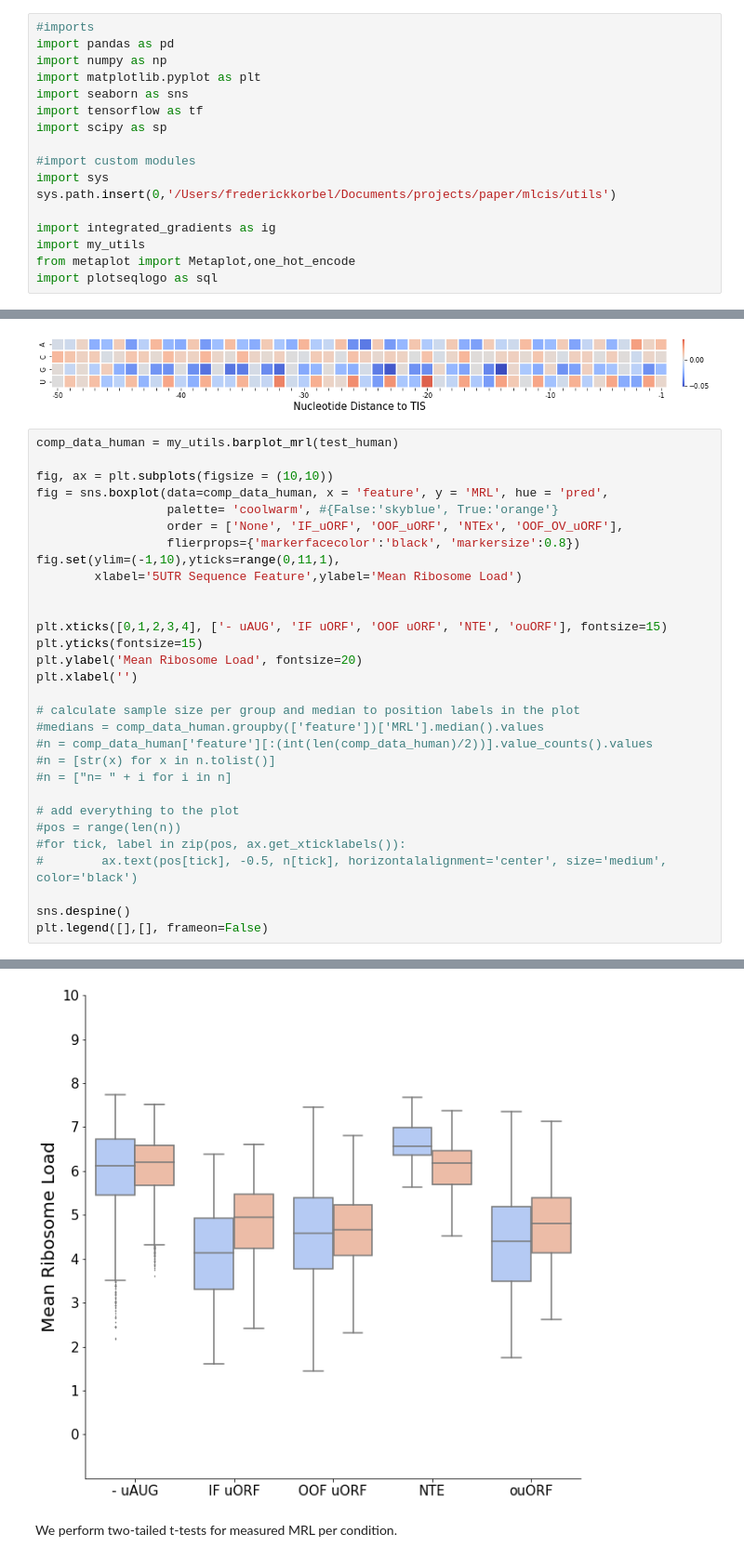
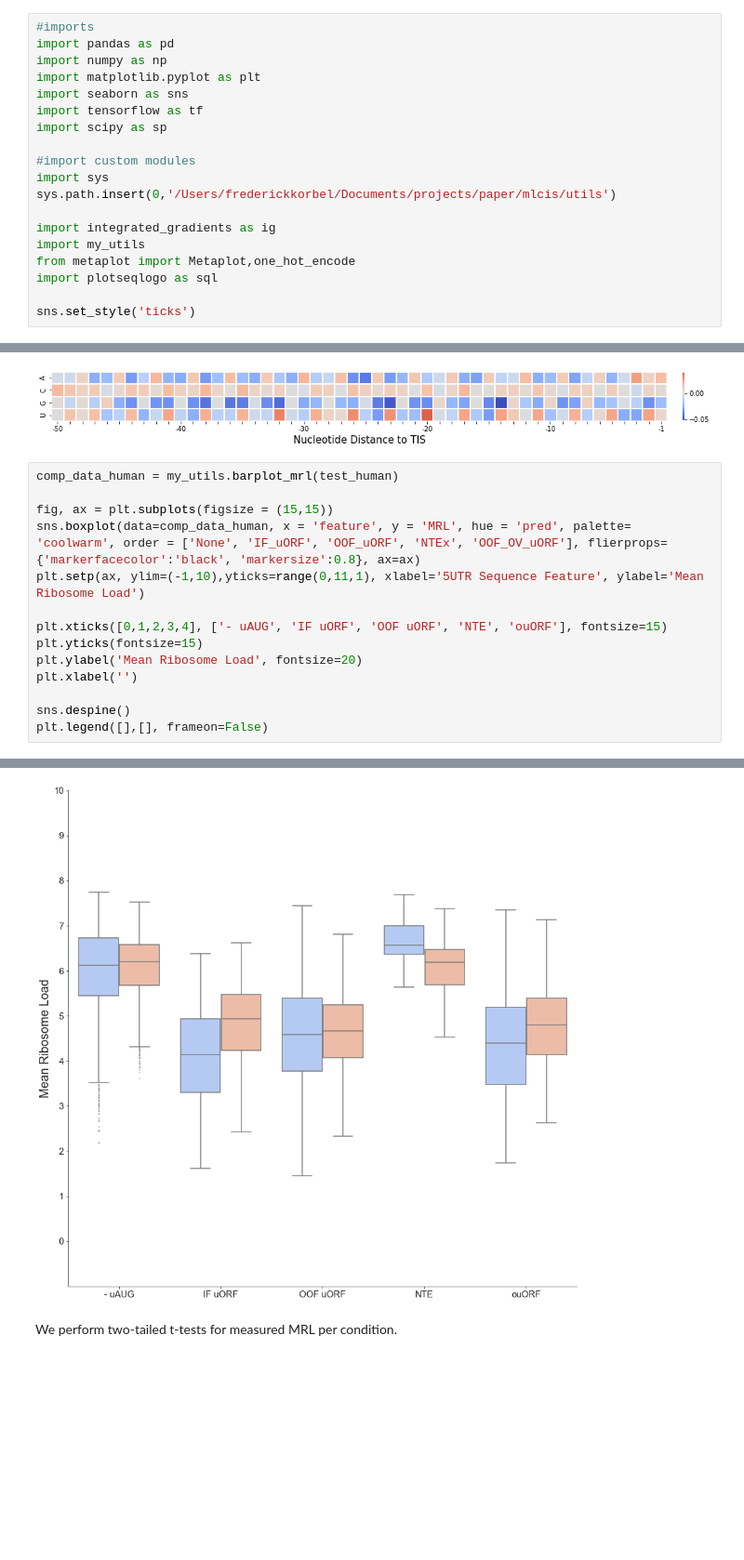
Before and after one commit to ohlerlab/mlcis, a Jupyter notebook: fig1_upstream_initiation.ipynb, the cells around one changed output, grey strips where cells are left out. Shown at 93% size. Cells and saved outputs as stored; diff of their text form; blank space fills up the shorter version.

```diff
--- a/fig1_upstream_initiation.ipynb
+++ b/fig1_upstream_initiation.ipynb
@@ -15,6 +15,8 @@ import integrated_gradients as ig
 import my_utils
 from metaplot import Metaplot,one_hot_encode
 import plotseqlogo as sql
+
+sns.set_style('ticks')
 # %% [markdown]
 We devise a function to summarize different populations of utr reporters depending on their mean ribosome load measure and plot meta-attribution maps for each population
 # %%
@@ -295,44 +287,28 @@ for i in utrans_human:
 # %%
 comp_data_human = my_utils.barplot_mrl(test_human)
 
-fig, ax = plt.subplots(figsize = (10,10))
-fig = sns.boxplot(data=comp_data_human, x = 'feature', y = 'MRL', hue = 'pred',
-                  palette= 'coolwarm', #{False:'skyblue', True:'orange'}
-                  order = ['None', 'IF_uORF', 'OOF_uORF', 'NTEx', 'OOF_OV_uORF'],
-                  flierprops={'markerfacecolor':'black', 'markersize':0.8})
-fig.set(ylim=(-1,10),yticks=range(0,11,1),
-        xlabel='5UTR Sequence Feature',ylabel='Mean Ribosome Load')
-
+fig, ax = plt.subplots(figsize = (15,15))
+sns.boxplot(data=comp_data_human, x = 'feature', y = 'MRL', hue = 'pred', palette= 'coolwarm', order = ['None', 'IF_uORF', 'OOF_uORF', 'NTEx', 'OOF_OV_uORF'], flierprops={'markerfacecolor':'black', 'markersize':0.8}, ax=ax)
+plt.setp(ax, ylim=(-1,10),yticks=range(0,11,1), xlabel='5UTR Sequence Feature', ylabel='Mean Ribosome Load')
 
 plt.xticks([0,1,2,3,4], ['- uAUG', 'IF uORF', 'OOF uORF', 'NTE', 'ouORF'], fontsize=15)
 plt.yticks(fontsize=15)
 plt.ylabel('Mean Ribosome Load', fontsize=20)
 plt.xlabel('')
 
-# calculate sample size per group and median to position labels in the plot
-#medians = comp_data_human.groupby(['feature'])['MRL'].median().values
-#n = comp_data_human['feature'][:(int(len(comp_data_human)/2))].value_counts().values
-#n = [str(x) for x in n.tolist()]
-#n = ["n= " + i for i in n]
-
-# add everything to the plot
-#pos = range(len(n))
-#for tick, label in zip(pos, ax.get_xticklabels()):
-#        ax.text(pos[tick], -0.5, n[tick], horizontalalignment='center', size='medium', color='black')
-
 sns.despine()
 plt.legend([],[], frameon=False)
 # %% [output]
 A value is trying to be set on a copy of a slice from a DataFrame
 
 See the caveats in the documentation: https://pandas.pydata.org/pandas-docs/stable/user_guide/indexing.html#returning-a-view-versus-a-copy
   dfx['feature'][x] = 'None'
 A value is trying to be set on a copy of a slice from a DataFrame
 
 See the caveats in the documentation: https://pandas.pydata.org/pandas-docs/stable/user_guide/indexing.html#returning-a-view-versus-a-copy
   dfy['feature'][x] = 'None'
 <matplotlib.legend.Legend at 0x...>
-[figure, old version]
+[figure, new version]
 # %% [markdown]
 We perform two-tailed t-tests for measured MRL per condition.
 # %%
```
Also changed, not shown: parts of 3 cells of this notebook, 8 other files.
